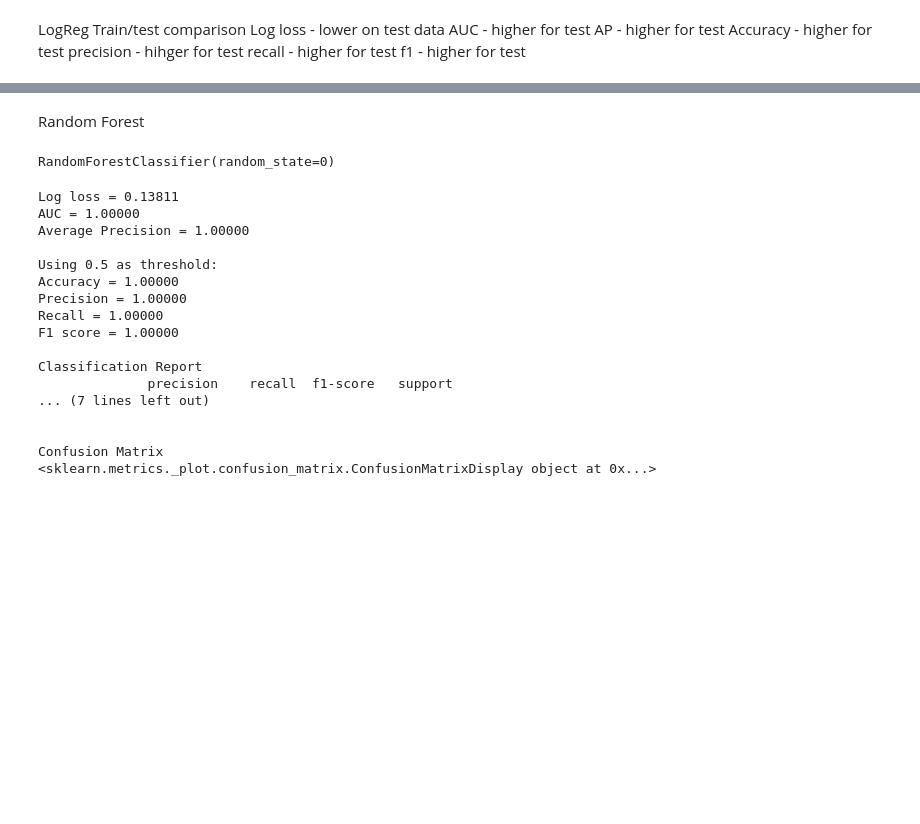
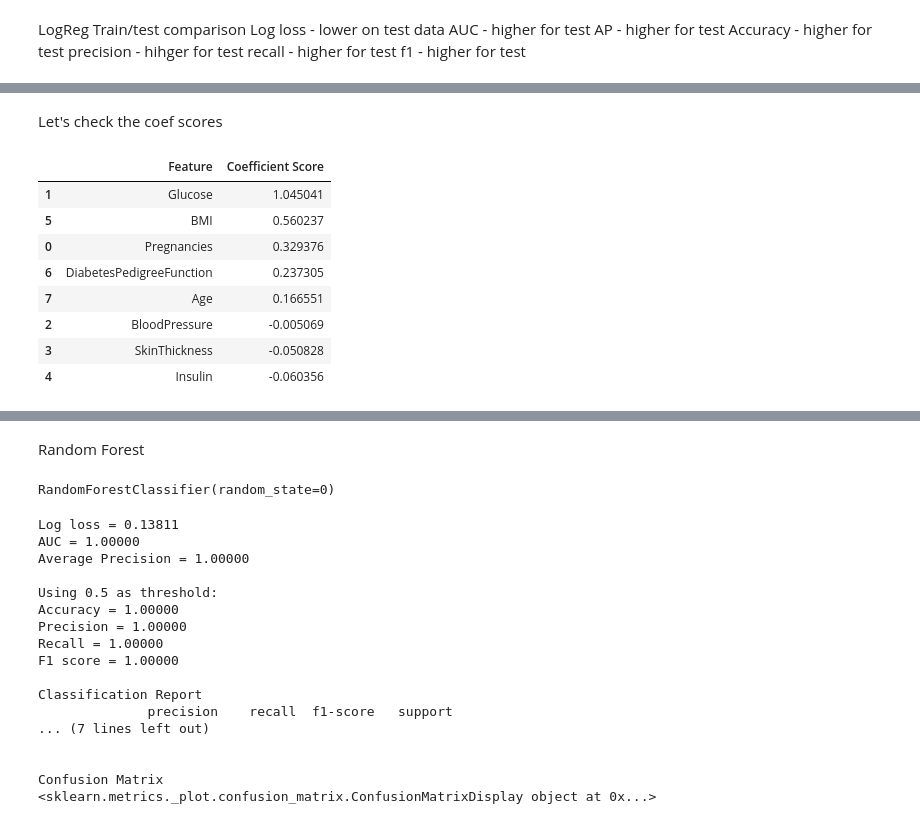
Before and after one commit to SBangarh/ml-project-supervised-learning, a Jupyter notebook: Supervised Learning - Project.ipynb, the cells around one changed output, grey strips where cells are left out. Drawn from its saved outputs; the diff is of its cells as text; code cells hidden in the pictures; blank space fills up the shorter version.

```diff
--- a/Supervised Learning - Project.ipynb
+++ b/Supervised Learning - Project.ipynb
@@ -495,0 +461,20 @@ Confusion Matrix
+# %% [markdown]
+Let's check the coef scores
+# %%
+coefficients = classifier.coef_
+coef_df = pd.DataFrame(coefficients, columns=desired_columns)
+coef_df = coef_df.transpose()
+coef_df.reset_index(inplace=True)
+coef_df = coef_df.rename(columns={'index': 'Feature', 0: 'Coefficient Score'})
+coef_df = coef_df.sort_values(by='Coefficient Score', ascending=False)
+coef_df
+# %% [output]
+|  | Feature | Coefficient Score |
+| 1 | Glucose | 1.045041 |
+| 5 | BMI | 0.560237 |
+| 0 | Pregnancies | 0.329376 |
+| 6 | DiabetesPedigreeFunction | 0.237305 |
+| 7 | Age | 0.166551 |
+| 2 | BloodPressure | -0.005069 |
+| 3 | SkinThickness | -0.050828 |
+| 4 | Insulin | -0.060356 |
```
Also changed, not shown: parts of 8 cells of this notebook.
